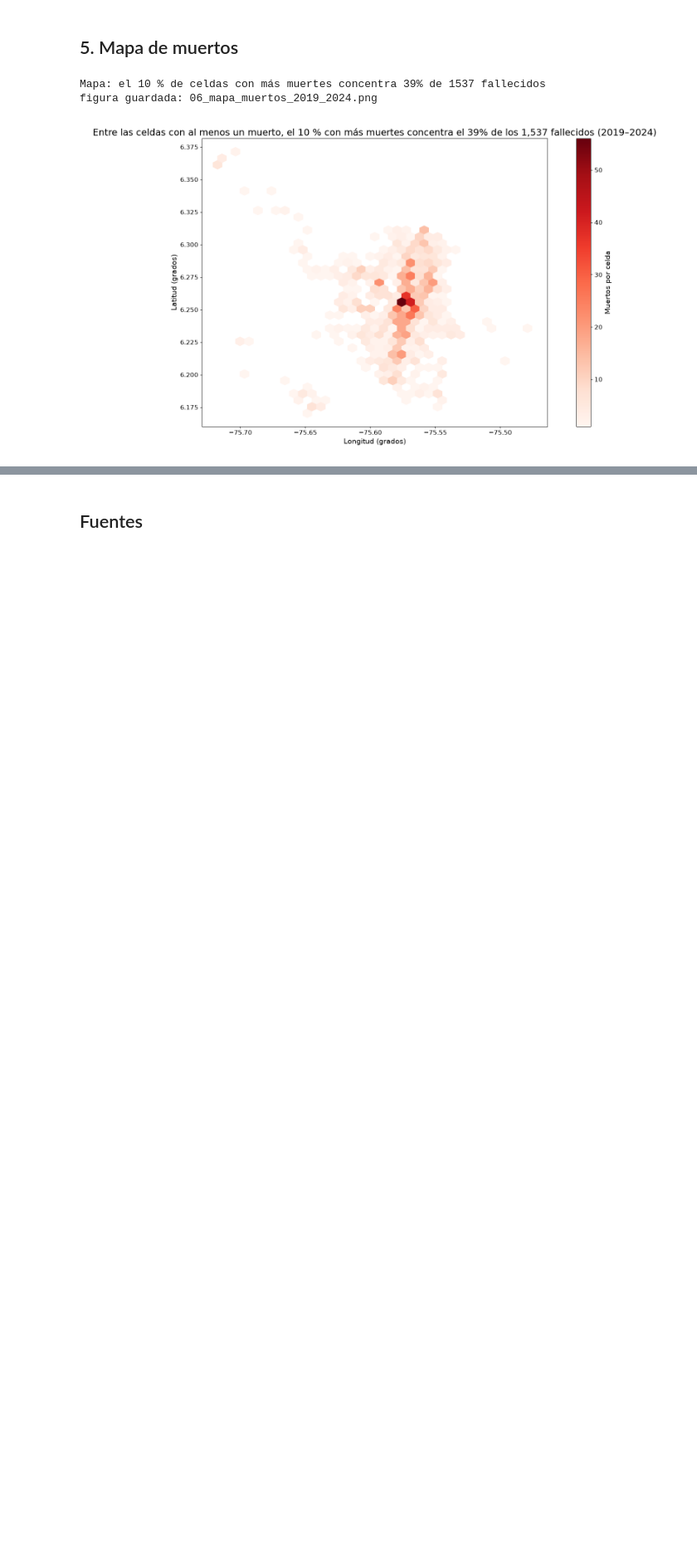
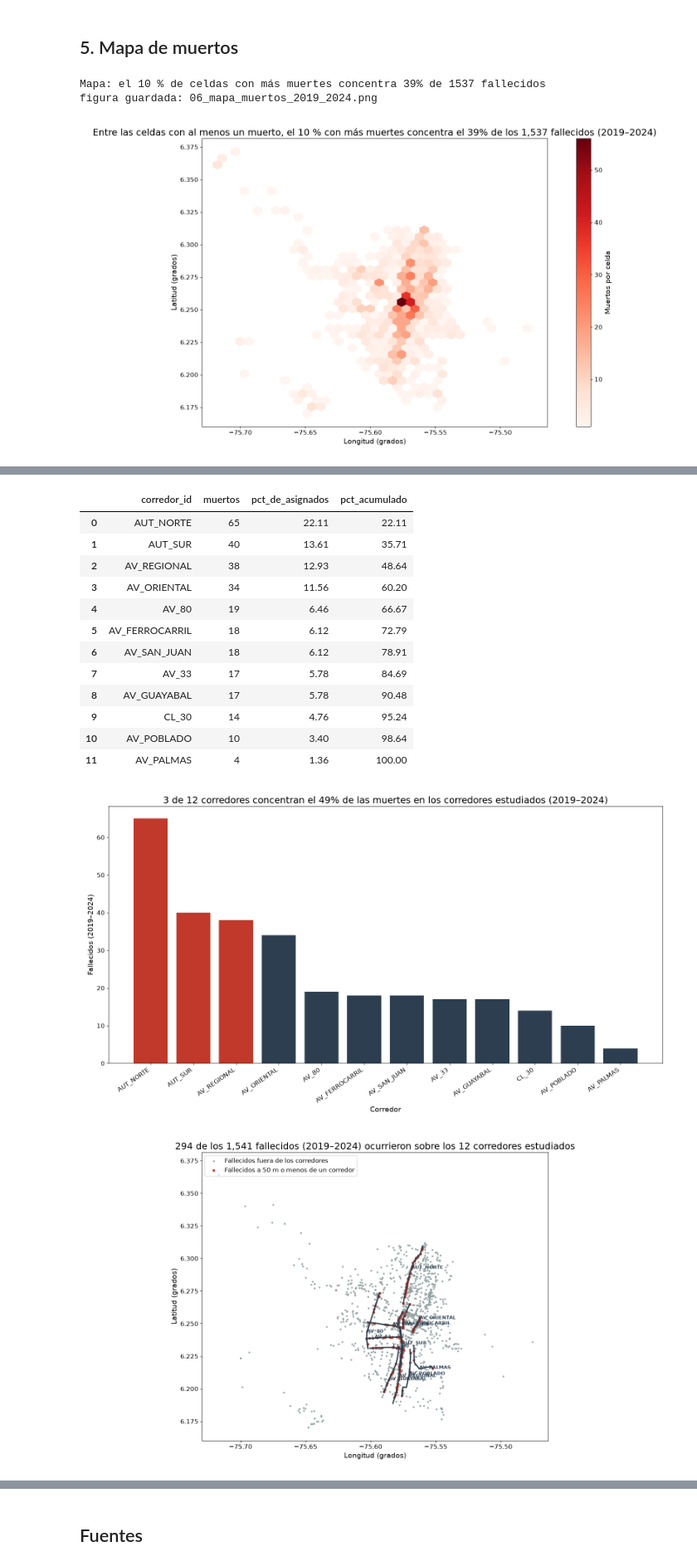
Before and after one commit to cristophh07-dot/segundos-contra-vidas, a Jupyter notebook: notebooks/01_datos_seguridad.ipynb, the cells around one changed output, grey strips where cells are left out. Shown at 83% size. Saved outputs shown, nothing was run; the diff lists cells and outputs as text; code cells hidden in the pictures; blank space fills up the shorter version.

Commit message:
notebook 01: corredores, frase y mapa; requirements: scipy, pyproj

```diff
--- a/notebooks/01_datos_seguridad.ipynb
+++ b/notebooks/01_datos_seguridad.ipynb
@@ -122,0 +121,9 @@ La frase "el X % de los corredores concentra el Y % de las muertes" requiere `ca
+# %%
+from src.corredores import geometria_corredores
+from src import diagnostico_corredores as dc
+cat, _ = geometria_corredores()
+dc.generar()
+display(pd.read_csv("data/processed/muertos_por_corredor.csv"))
+display(Image("figuras/07_muertos_por_corredor.png"))
+display(Image("figuras/08_mapa_12_corredores.png"))
+# %% [output]
@@ -122,0 +147,15 @@ La frase "el X % de los corredores concentra el Y % de las muertes" requiere `ca
+|  | corredor_id | muertos | pct_de_asignados | pct_acumulado |
+| 0 | AUT_NORTE | 65 | 22.11 | 22.11 |
+| 1 | AUT_SUR | 40 | 13.61 | 35.71 |
+| 2 | AV_REGIONAL | 38 | 12.93 | 48.64 |
+| 3 | AV_ORIENTAL | 34 | 11.56 | 60.20 |
+| 4 | AV_80 | 19 | 6.46 | 66.67 |
+| 5 | AV_FERROCARRIL | 18 | 6.12 | 72.79 |
+| 6 | AV_SAN_JUAN | 18 | 6.12 | 78.91 |
+| 7 | AV_33 | 17 | 5.78 | 84.69 |
+| 8 | AV_GUAYABAL | 17 | 5.78 | 90.48 |
+| 9 | CL_30 | 14 | 4.76 | 95.24 |
+| 10 | AV_POBLADO | 10 | 3.40 | 98.64 |
+| 11 | AV_PALMAS | 4 | 1.36 | 100.00 |
+[figure, added]
+[figure, added]
```
Also changed, not shown: parts of 10 cells of this notebook, 1 other file.
